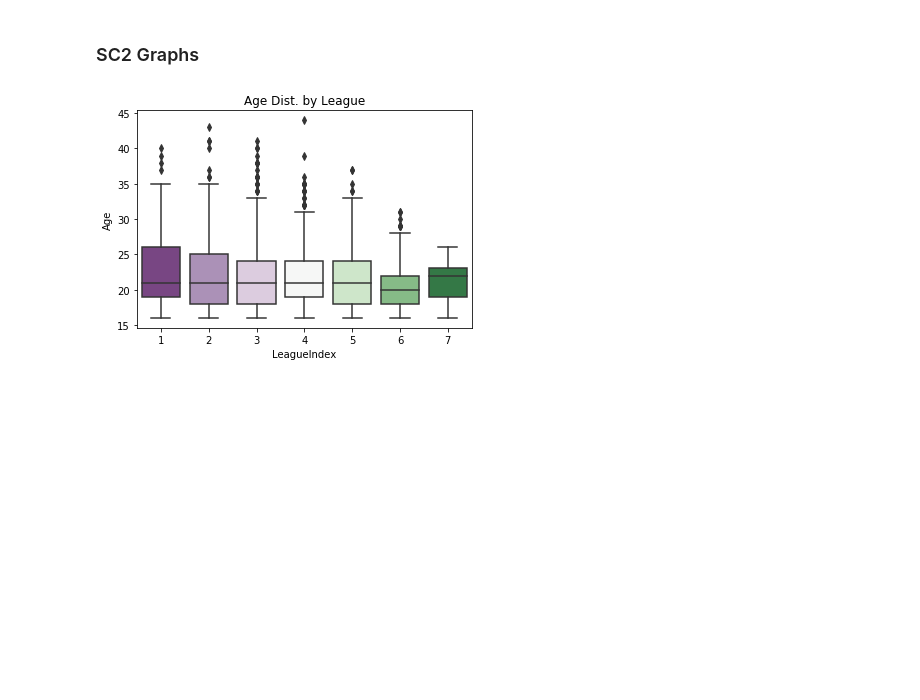
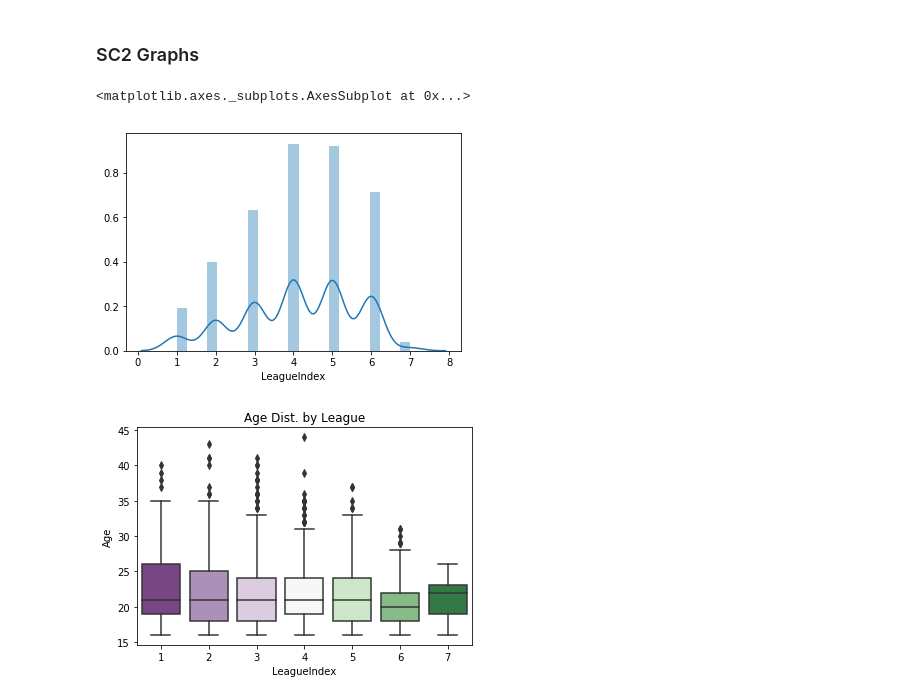
Before and after one commit to Mikhail-Naumov/SC2, a Jupyter notebook: SC2.ipynb, the cells around one changed output. Drawn from its saved outputs; the diff is of its cells as text; code cells hidden in the pictures; blank space fills up the shorter version.

```diff
--- a/SC2.ipynb
+++ b/SC2.ipynb
@@ -50,3 +50,8 @@ sc2.isnull().sum().sum()
 sc2 = sc2.dropna()
 # %% [markdown]
 ### SC2 Graphs
+# %%
+sns.distplot(sc2.LeagueIndex)
+# %% [output]
+<matplotlib.axes._subplots.AxesSubplot at 0x...>
+[figure, added]
```
Also changed, not shown: parts of 30 cells of this notebook.
